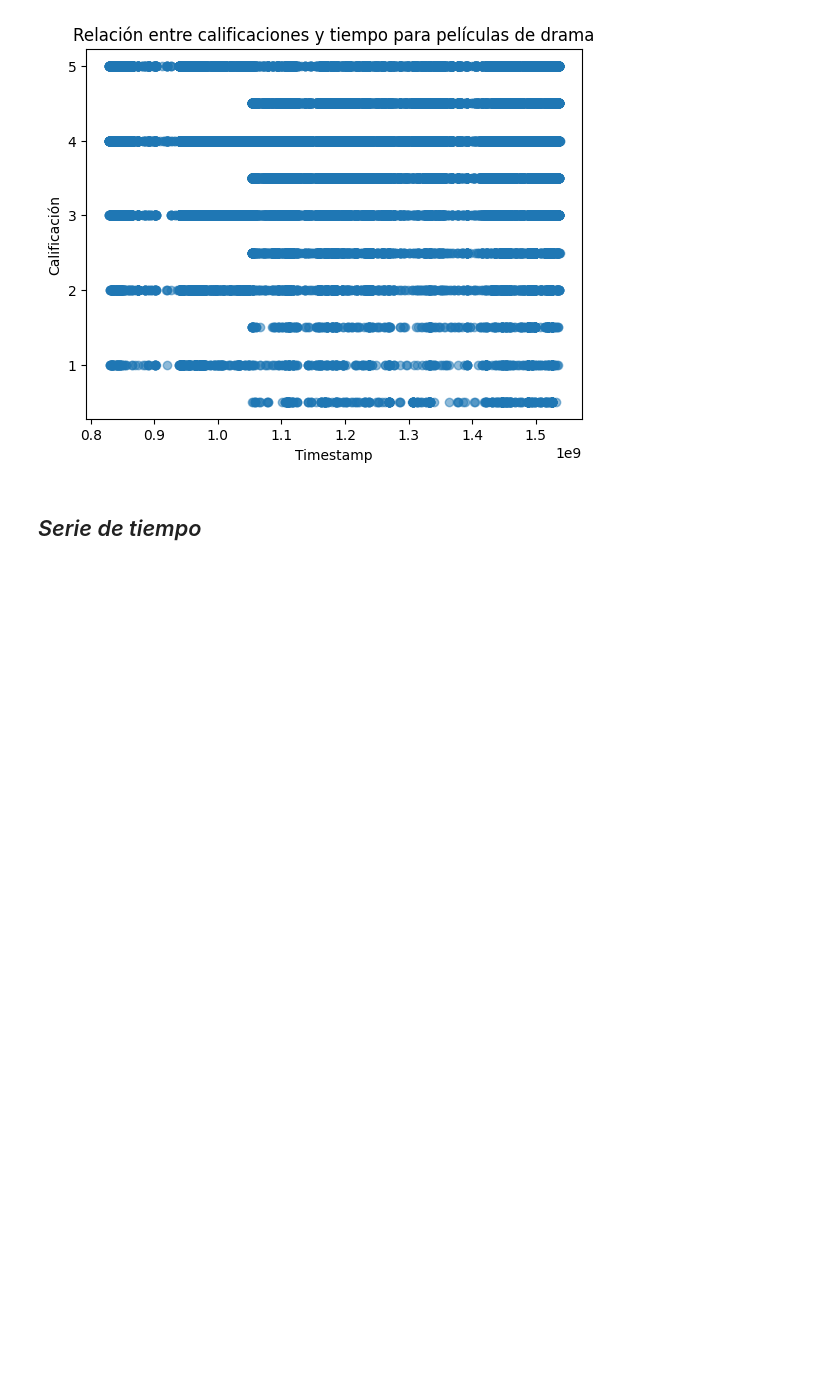
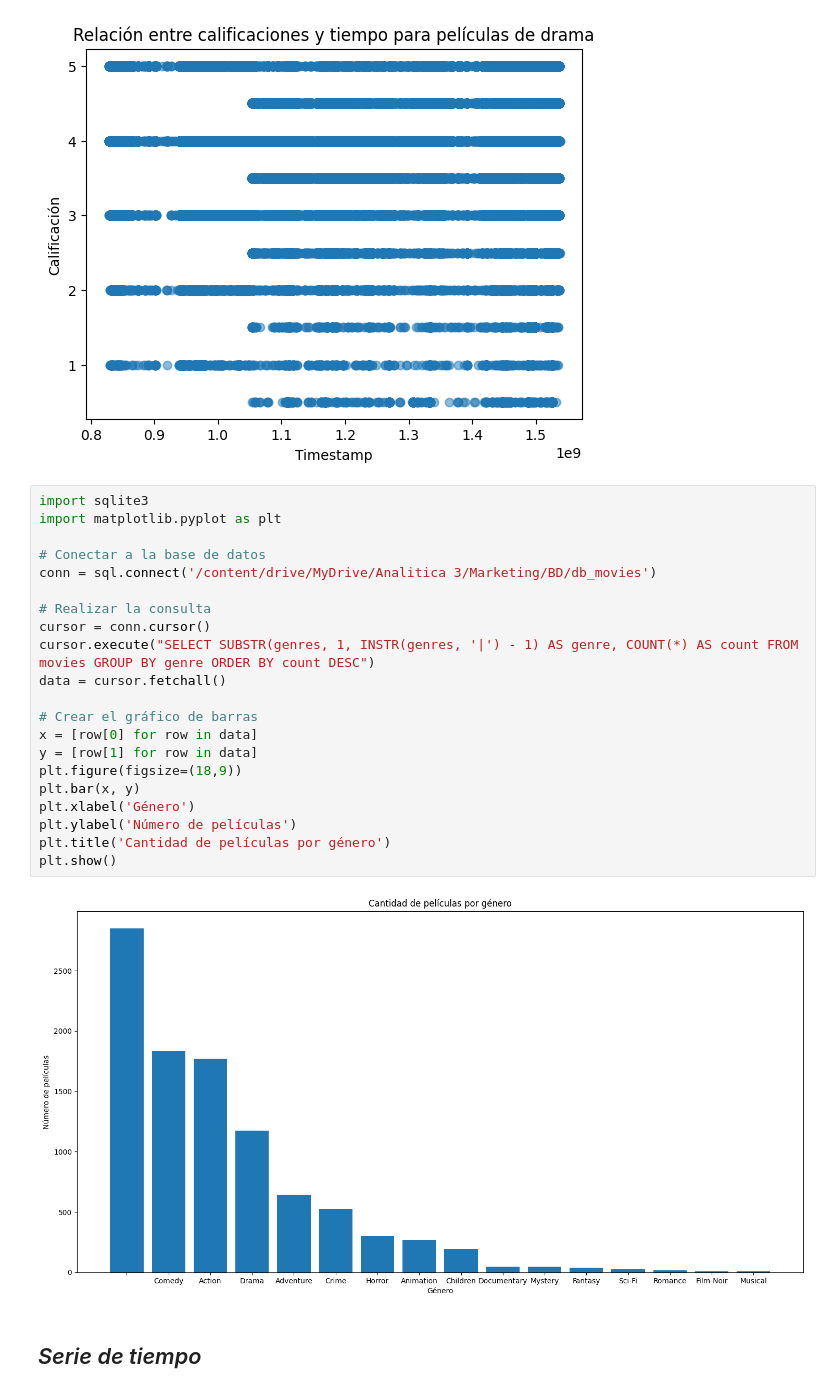
Before and after one commit to diegol99/CasoEstudio_Marketing, a Jupyter notebook: Marketing.ipynb, the cells around one changed output. Cells and saved outputs as stored; diff of their text form; blank space fills up the shorter version.

```diff
--- a/Marketing.ipynb
+++ b/Marketing.ipynb
@@ -182,6 +182,29 @@ plt.show()
 # Cerrar la conexión a la base de datos
 # %% [output]
 [figure]
+# %%
+import sqlite3
+import matplotlib.pyplot as plt
+
+# Conectar a la base de datos
+conn = sql.connect('/content/drive/MyDrive/Analitica 3/Marketing/BD/db_movies')
+
+# Realizar la consulta
+cursor = conn.cursor()
+cursor.execute("SELECT SUBSTR(genres, 1, INSTR(genres, '|') - 1) AS genre, COUNT(*) AS count FROM movies GROUP BY genre ORDER BY count DESC")
+data = cursor.fetchall()
+
+# Crear el gráfico de barras
+x = [row[0] for row in data]
+y = [row[1] for row in data]
+plt.figure(figsize=(18,9))
+plt.bar(x, y)
+plt.xlabel('Género')
+plt.ylabel('Número de películas')
+plt.title('Cantidad de películas por género')
+plt.show()
+# %% [output]
+[figure, added]
 # %% [markdown]
 ## *Serie de tiempo*
 # %%
```
Also changed, not shown: parts of 1 cell of this notebook.
